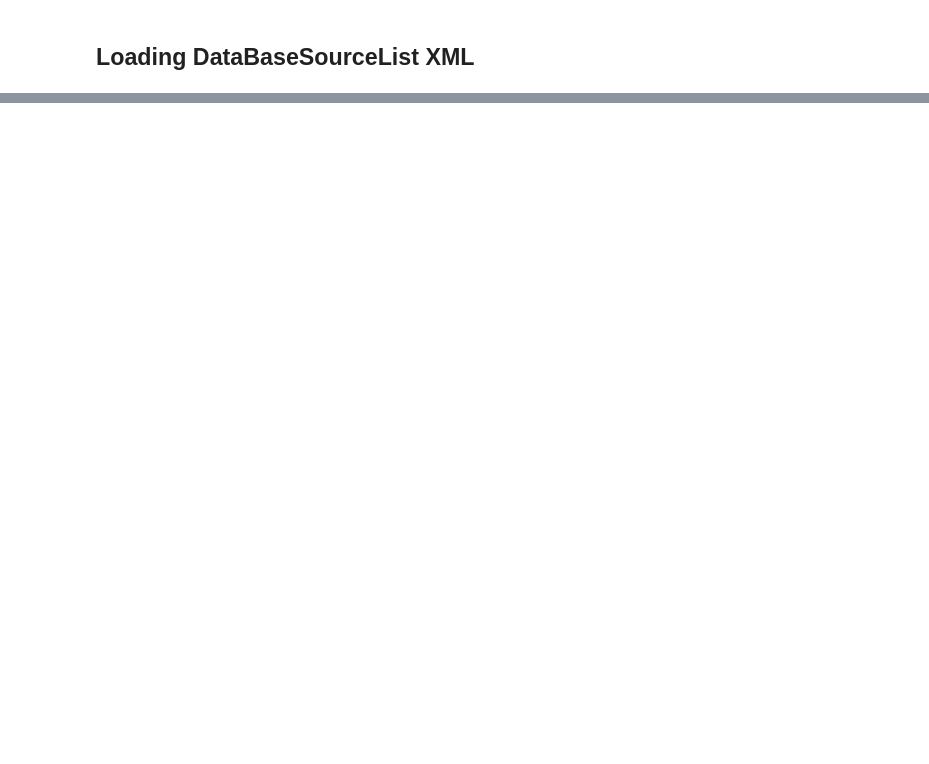
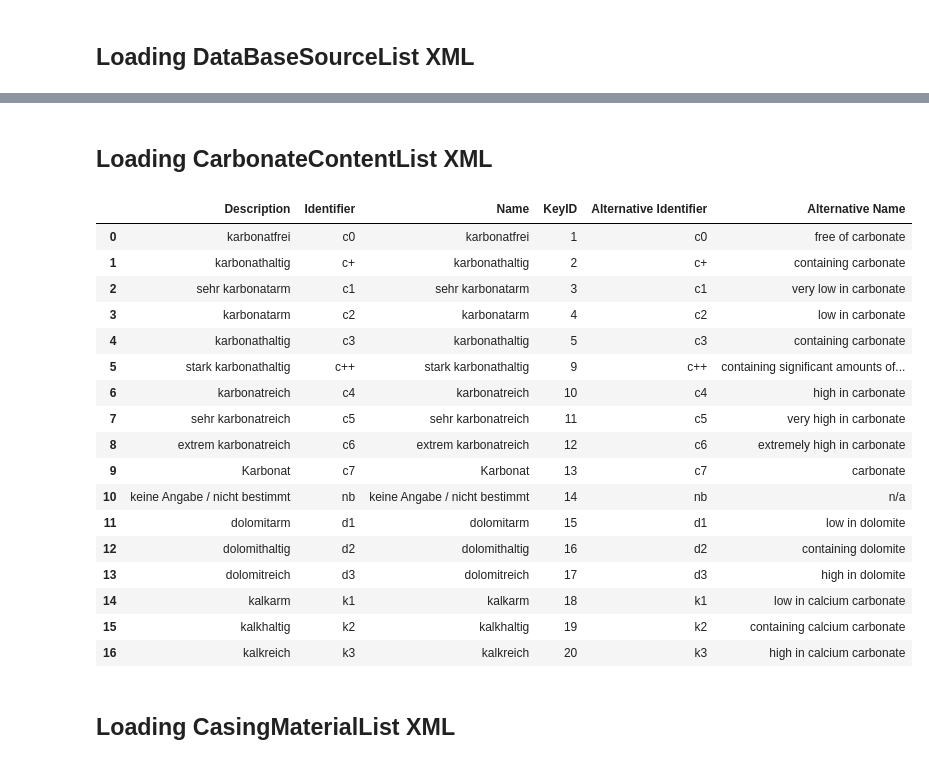
Before and after one commit to AlexanderJuestel/pyborehole, a Jupyter notebook: notebooks/boreholeml_parsers.ipynb, the cells around one changed output, grey strips where cells are left out. Drawn from its saved outputs; the diff is of its cells as text; code cells hidden in the pictures; blank space fills up the shorter version.

```diff
--- a/notebooks/boreholeml_parsers.ipynb
+++ b/notebooks/boreholeml_parsers.ipynb
@@ -47,0 +351,26 @@ databases
+# %% [markdown]
+## Loading CarbonateContentList XML
+# %%
+df = boreholestatuslist = parse_xml('../data/BoreholeML/CarbonateContentList.xml')
+df
+# %% [output]
+|  | Description | Identifier | Name | KeyID | Alternative Identifier | Alternative Name |
+| 0 | karbonatfrei | c0 | karbonatfrei | 1 | c0 | free of carbonate |
+| 1 | karbonathaltig | c+ | karbonathaltig | 2 | c+ | containing carbonate |
+| 2 | sehr karbonatarm | c1 | sehr karbonatarm | 3 | c1 | very low in carbonate |
+| 3 | karbonatarm | c2 | karbonatarm | 4 | c2 | low in carbonate |
+| 4 | karbonathaltig | c3 | karbonathaltig | 5 | c3 | containing carbonate |
+| 5 | stark karbonathaltig | c++ | stark karbonathaltig | 9 | c++ | containing significant amounts of... |
+| 6 | karbonatreich | c4 | karbonatreich | 10 | c4 | high in carbonate |
+| 7 | sehr karbonatreich | c5 | sehr karbonatreich | 11 | c5 | very high in carbonate |
+| 8 | extrem karbonatreich | c6 | extrem karbonatreich | 12 | c6 | extremely high in carbonate |
+| 9 | Karbonat | c7 | Karbonat | 13 | c7 | carbonate |
+| 10 | keine Angabe / nicht bestimmt | nb | keine Angabe / nicht bestimmt | 14 | nb | n/a |
+| 11 | dolomitarm | d1 | dolomitarm | 15 | d1 | low in dolomite |
+| 12 | dolomithaltig | d2 | dolomithaltig | 16 | d2 | containing dolomite |
+| 13 | dolomitreich | d3 | dolomitreich | 17 | d3 | high in dolomite |
+| 14 | kalkarm | k1 | kalkarm | 18 | k1 | low in calcium carbonate |
+| 15 | kalkhaltig | k2 | kalkhaltig | 19 | k2 | containing calcium carbonate |
+| 16 | kalkreich | k3 | kalkreich | 20 | k3 | high in calcium carbonate |
+# %% [markdown]
+## Loading CasingMaterialList XML
```
Also changed, not shown: parts of 66 cells of this notebook, 1 other file.
